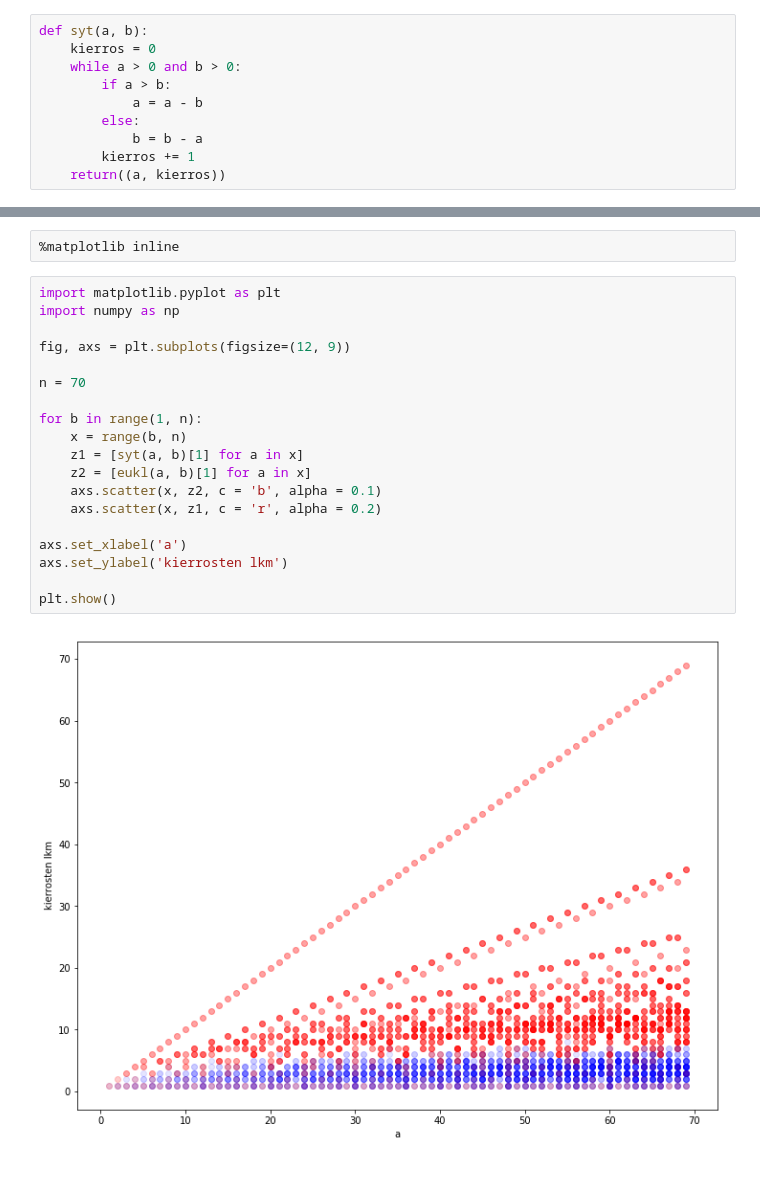
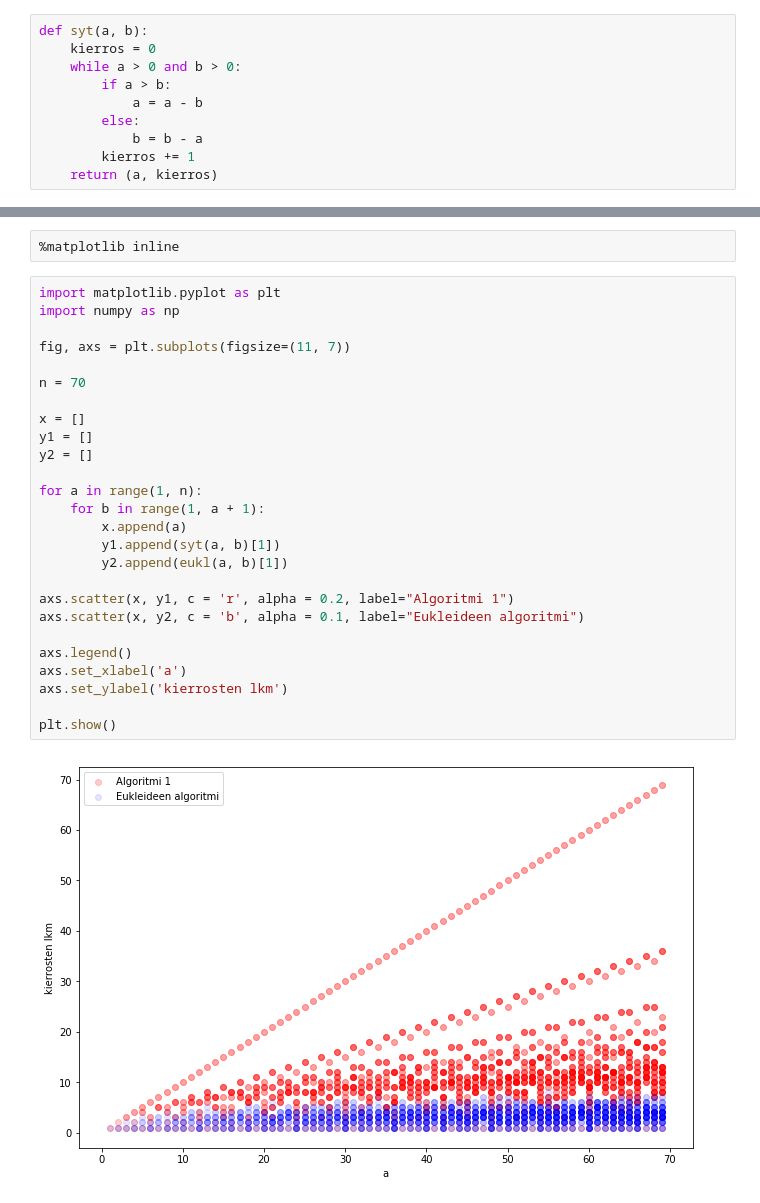
Before and after one commit to pajunkissa/gcd-complexity, a Jupyter notebook: Algoritmien vertailua.ipynb, the cells around one changed output, grey strips where cells are left out. Cells and saved outputs as stored; diff of their text form; blank space fills up the shorter version.

```diff
--- a/Algoritmien vertailua.ipynb
+++ b/Algoritmien vertailua.ipynb
@@ -18,7 +24,7 @@ def syt(a, b):
         else:
             b = b - a
         kierros += 1
-    return((a, kierros))
+    return (a, kierros)
 # %% [markdown]
 Algoritmissa pidetään kirjaa tarvittavien kierrosten määrästä. Jokaisella kierroksella tehdään kolme vertailua ja yksi vähennyslasku, eli yksi kierros vaatii $O(n)$ bittioperaatiota.
 
@@ -77,22 +83,29 @@ Havainnollistetaan molempien algoritmien suorituskykyä eri tapauksissa piirtäm
 # %%
 import matplotlib.pyplot as plt
 import numpy as np
 
-fig, axs = plt.subplots(figsize=(12, 9))
+fig, axs = plt.subplots(figsize=(11, 7))
 
 n = 70
 
-for b in range(1, n):
-    x = range(b, n)
-    z1 = [syt(a, b)[1] for a in x]
-    z2 = [eukl(a, b)[1] for a in x]
-    axs.scatter(x, z2, c = 'b', alpha = 0.1)
-    axs.scatter(x, z1, c = 'r', alpha = 0.2)
+x = []
+y1 = []
+y2 = []
 
+for a in range(1, n):
+    for b in range(1, a + 1):
+        x.append(a)
+        y1.append(syt(a, b)[1])
+        y2.append(eukl(a, b)[1])
+
+axs.scatter(x, y1, c = 'r', alpha = 0.2, label="Algoritmi 1")
+axs.scatter(x, y2, c = 'b', alpha = 0.1, label="Eukleideen algoritmi")
+
+axs.legend()
 axs.set_xlabel('a')
 axs.set_ylabel('kierrosten lkm')
 
 plt.show()
 # %% [output]
-[figure, old version]
+[figure, new version]
 # %% [markdown]
```
Also changed, not shown: parts of 7 cells of this notebook.
